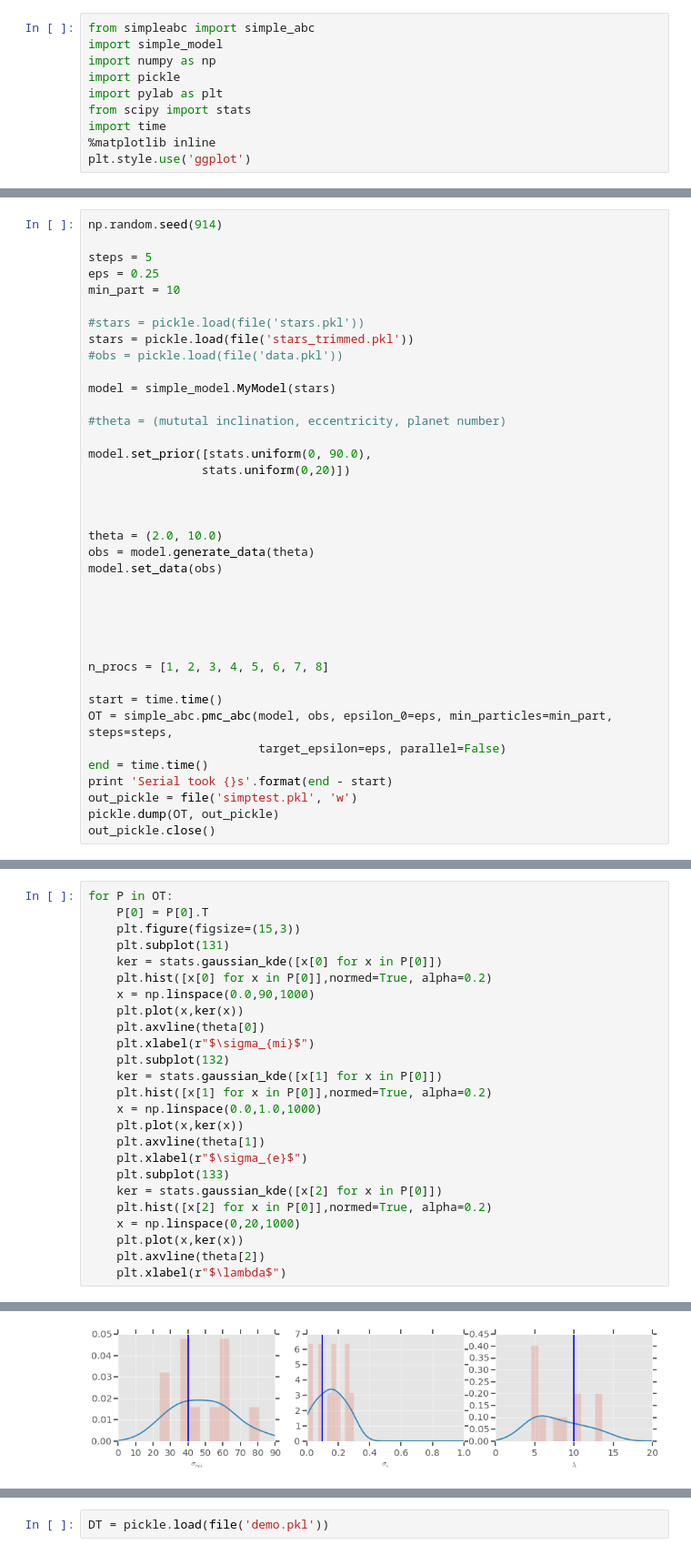
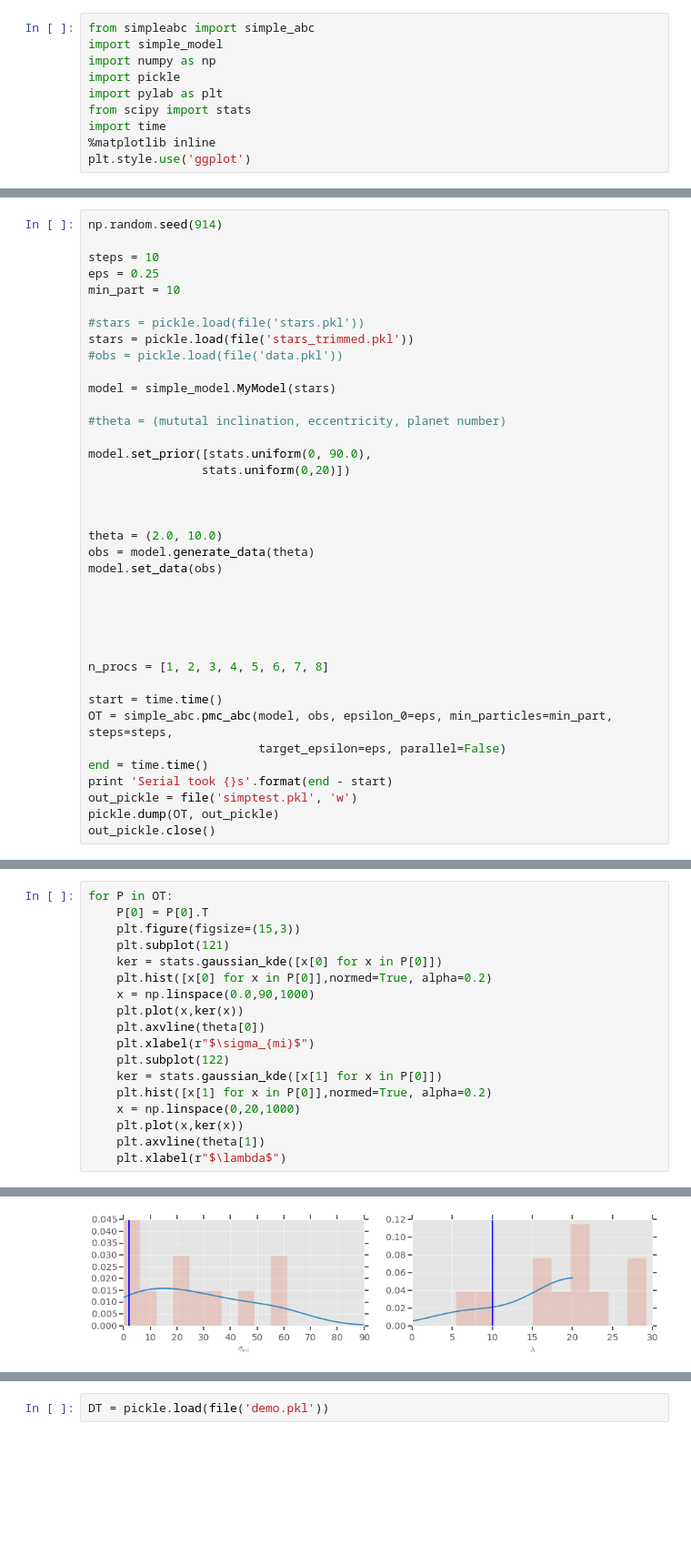
Before and after one commit to rcmorehead/simplanets, a Jupyter notebook: simplanets_demo.ipynb, the cells around one changed output, grey strips where cells are left out. Shown at 91% size. Cells and saved outputs as stored; diff of their text form; blank space fills up the shorter version.

```diff
--- a/simplanets_demo.ipynb
+++ b/simplanets_demo.ipynb
@@ -13,7 +15,7 @@ reload()
 # %%
 np.random.seed(914)
 
-steps = 5
+steps = 10
 eps = 0.25
 min_part = 10
 
@@ -54,25 +75,18 @@ IndexError: tuple index out of range
 for P in OT:
     P[0] = P[0].T
     plt.figure(figsize=(15,3))
-    plt.subplot(131)
+    plt.subplot(121)
     ker = stats.gaussian_kde([x[0] for x in P[0]])
     plt.hist([x[0] for x in P[0]],normed=True, alpha=0.2)
     x = np.linspace(0.0,90,1000)
     plt.plot(x,ker(x))
     plt.axvline(theta[0])
     plt.xlabel(r"$\sigma_{mi}$")
-    plt.subplot(132)
+    plt.subplot(122)
     ker = stats.gaussian_kde([x[1] for x in P[0]])
     plt.hist([x[1] for x in P[0]],normed=True, alpha=0.2)
-    x = np.linspace(0.0,1.0,1000)
+    x = np.linspace(0,20,1000)
     plt.plot(x,ker(x))
     plt.axvline(theta[1])
-    plt.xlabel(r"$\sigma_{e}$")
-    plt.subplot(133)
-    ker = stats.gaussian_kde([x[2] for x in P[0]])
-    plt.hist([x[2] for x in P[0]],normed=True, alpha=0.2)
-    x = np.linspace(0,20,1000)
-    plt.plot(x,ker(x))
-    plt.axvline(theta[2])
     plt.xlabel(r"$\lambda$")
 # %% [output]
@@ -80 +94 @@ for P in OT:
-[figure, old version]
+[figure, new version]
```
Also changed, not shown: parts of 3 cells of this notebook.
